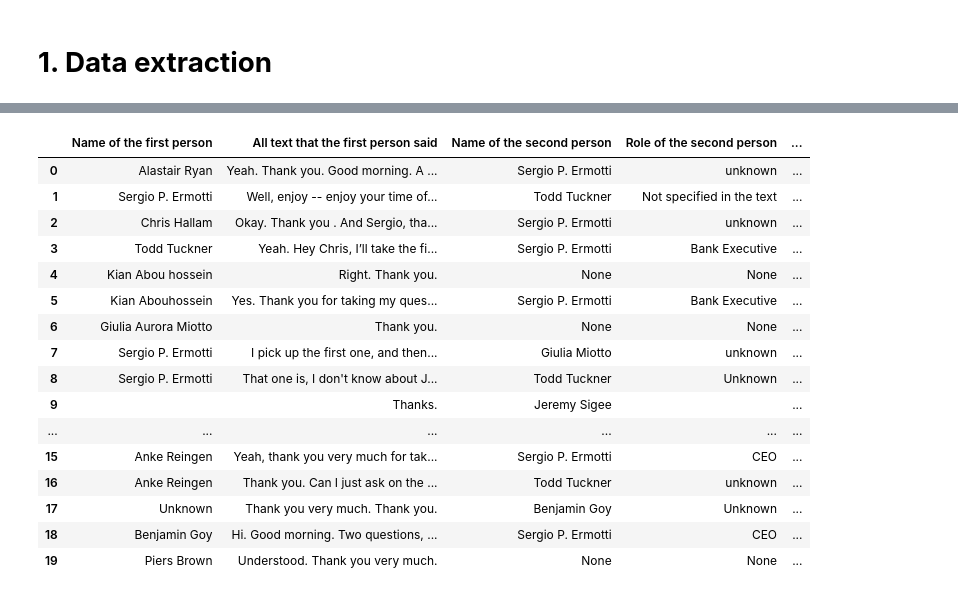
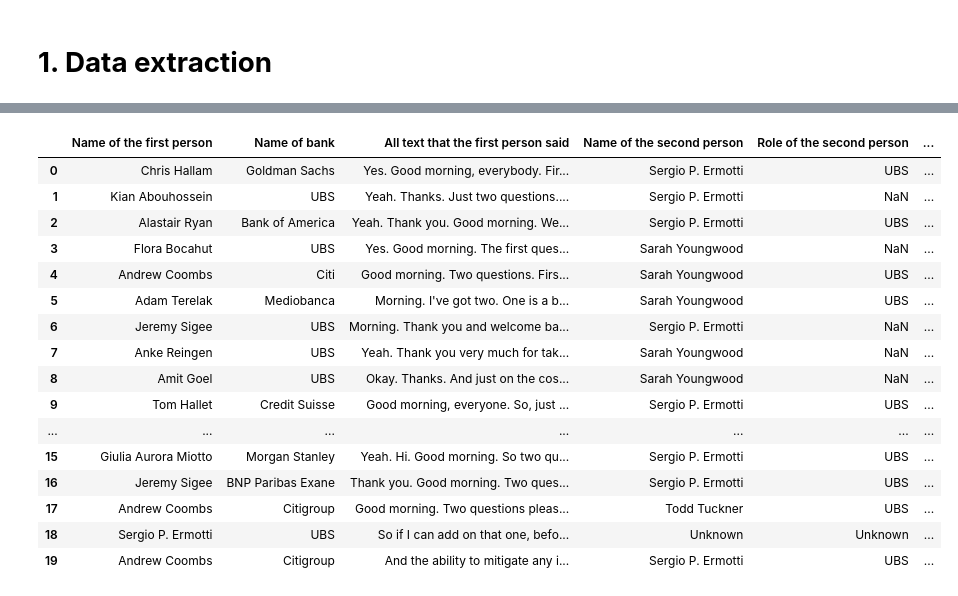
Before and after one commit to sheldonkemper/bank_of_england, a Jupyter notebook: notebooks/processed/ct_preprocessing_ubs_gpt4.ipynb, the cells around one changed output, grey strips where cells are left out. Saved outputs shown, nothing was run; the diff lists cells and outputs as text; code cells hidden in the pictures.

```diff
--- a/notebooks/processed/ct_preprocessing_ubs_gpt4.ipynb
+++ b/notebooks/processed/ct_preprocessing_ubs_gpt4.ipynb
@@ -189,0 +72,2 @@ qna_dataset
+# %%
+qa_data=pd.read_csv("/content/ubs_qna_sec.csv")
@@ -231,6 +85,5 @@ whether as a result of new information, future events, or otherwise.
 # %%
-#get all bank names and create the lists
-def extract_bank(text):
+def extract_info(text):
     """
     This function sends a prompt to the GPT-4 Turbo model asking it to extract
     specific fields from the provided text. The model is expected to return a JSON
@@ -245,13 +98,19 @@ def extract_bank(text):
     prompt = f"""
     The text is conversation between two people. Please Extract the following information from the text below:
 
-    - lists of bank name
+
+    - Name of the first person
+    - All text that the first person said
+    - Name of the second person
+    - Bank name
+    - All text that the second person said
 
 
     The output should have all text both the persons said in the text.
 
     Provide the response in JSON format with keys exactly as:
-    "Name of bank"
+    "Name of the first person", "Name of bank", "All text that the first person said", "Name of the second person", "Role of the second person", "All text that the second person said".
+
     Text: {text}
     """
     try:
@@ -272,6 +131,10 @@ def extract_bank(text):
         print(f"Error processing text: {e}")
         # Return a dictionary with None values in case of error
         result = {
-            "Name of bank": None
+            "Name of the first person": None,
+            "All text that the first person said": None,
+            "Name of the second person": None,
+            "Role of the second person": None,
+            "All text that the second person said": None
         }
     return result
@@ -460,35 +141,35 @@ def extract_info(text):
 # %%
 # List to store processed results
 processed_results = []
 
 # Loop through each row in result_df
-for idx, row in result_df.iterrows():
+for idx, row in qa_data.iterrows():
     text = row['Text']
     info = extract_info(text)
     processed_results.append(info)
     # Optional: sleep to respect rate limits (adjust the delay as needed)
     time.sleep(1)
 
 # Convert the list of dictionaries to a DataFrame
 processed_df = pd.DataFrame(processed_results)
 
 # Display the processed DataFrame
 processed_df.head(20)
 # %% [output]
-|  | Name of the first person | All text that the first person said | Name of the second person | Role of the second person | ... |
-| 0 | Alastair Ryan | Yeah. Thank you. Good morning. A ... | Sergio P. Ermotti | unknown | ... |
-| 1 | Sergio P. Ermotti | Well, enjoy -- enjoy your time of... | Todd Tuckner | Not specified in the text | ... |
-| 2 | Chris Hallam | Okay. Thank you . And Sergio, tha... | Sergio P. Ermotti | unknown | ... |
-| 3 | Todd Tuckner | Yeah. Hey Chris, I’ll take the fi... | Sergio P. Ermotti | Bank Executive | ... |
-| 4 | Kian Abou hossein | Right. Thank you. | None | None | ... |
-| 5 | Kian Abouhossein | Yes. Thank you for taking my ques... | Sergio P. Ermotti | Bank Executive | ... |
-| 6 | Giulia Aurora Miotto | Thank you. | None | None | ... |
-| 7 | Sergio P. Ermotti | I pick up the first one, and then... | Giulia Miotto | unknown | ... |
-| 8 | Sergio P. Ermotti | That one is, I don't know about J... | Todd Tuckner | Unknown | ... |
-| 9 |  | Thanks. | Jeremy Sigee |  | ... |
-| ... | ... | ... | ... | ... | ... |
-| 15 | Anke Reingen | Yeah, thank you very much for tak... | Sergio P. Ermotti | CEO | ... |
-| 16 | Anke Reingen | Thank you. Can I just ask on the ... | Todd Tuckner | unknown | ... |
-| 17 | Unknown | Thank you very much. Thank you. | Benjamin Goy | Unknown | ... |
-| 18 | Benjamin Goy | Hi. Good morning. Two questions, ... | Sergio P. Ermotti | CEO | ... |
-| 19 | Piers Brown | Understood. Thank you very much. | None | None | ... |
+|  | Name of the first person | Name of bank | All text that the first person said | Name of the second person | Role of the second person | ... |
+| 0 | Chris Hallam | Goldman Sachs | Yes. Good morning, everybody. Fir... | Sergio P. Ermotti | UBS | ... |
+| 1 | Kian Abouhossein | UBS | Yeah. Thanks. Just two questions.... | Sergio P. Ermotti | NaN | ... |
+| 2 | Alastair Ryan | Bank of America | Yeah. Thank you. Good morning. We... | Sergio P. Ermotti | UBS | ... |
+| 3 | Flora Bocahut | UBS | Yes. Good morning. The first ques... | Sarah Youngwood | NaN | ... |
+| 4 | Andrew Coombs | Citi | Good morning. Two questions. Firs... | Sarah Youngwood | UBS | ... |
+| 5 | Adam Terelak | Mediobanca | Morning. I've got two. One is a b... | Sarah Youngwood | UBS | ... |
+| 6 | Jeremy Sigee | UBS | Morning. Thank you and welcome ba... | Sergio P. Ermotti | NaN | ... |
+| 7 | Anke Reingen | UBS | Yeah. Thank you very much for tak... | Sarah Youngwood | NaN | ... |
+| 8 | Amit Goel | UBS | Okay. Thanks. And just on the cos... | Sarah Youngwood | NaN | ... |
+| 9 | Tom Hallet | Credit Suisse | Good morning, everyone. So, just ... | Sergio P. Ermotti | UBS | ... |
+| ... | ... | ... | ... | ... | ... | ... |
+| 15 | Giulia Aurora Miotto | Morgan Stanley | Yeah. Hi. Good morning. So two qu... | Sergio P. Ermotti | UBS | ... |
+| 16 | Jeremy Sigee | BNP Paribas Exane | Thank you. Good morning. Two ques... | Sergio P. Ermotti | UBS | ... |
+| 17 | Andrew Coombs | Citigroup | Good morning. Two questions pleas... | Todd Tuckner | UBS | ... |
+| 18 | Sergio P. Ermotti | UBS | So if I can add on that one, befo... | Unknown | Unknown | ... |
+| 19 | Andrew Coombs | Citigroup | And the ability to mitigate any i... | Sergio P. Ermotti | UBS | ... |
```
Also changed, not shown: parts of 25 cells of this notebook.
